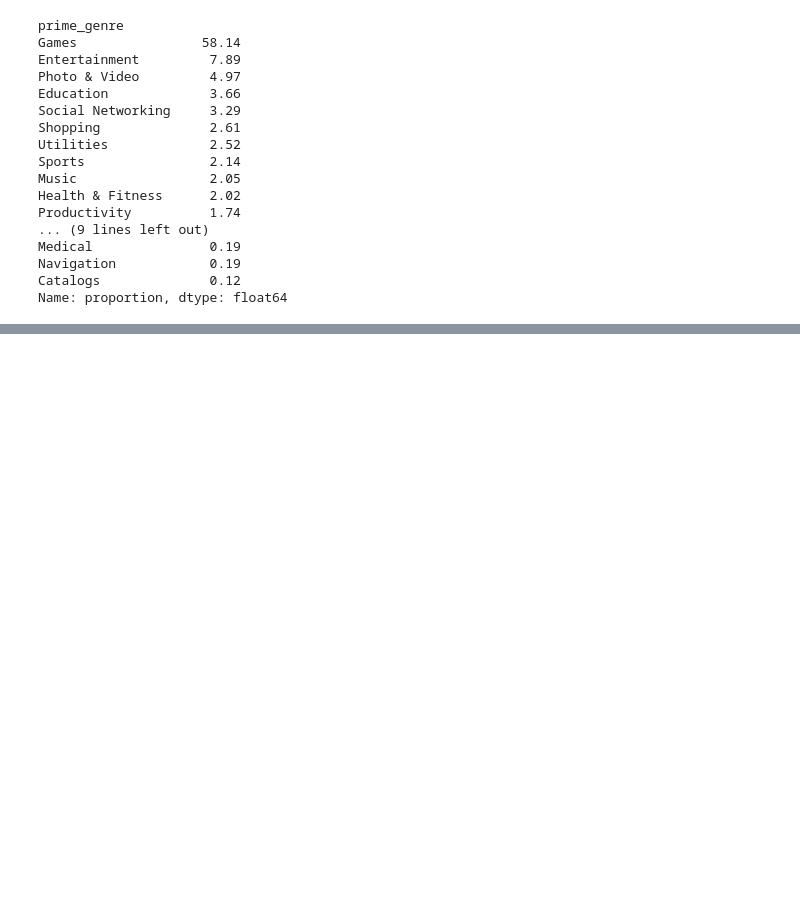
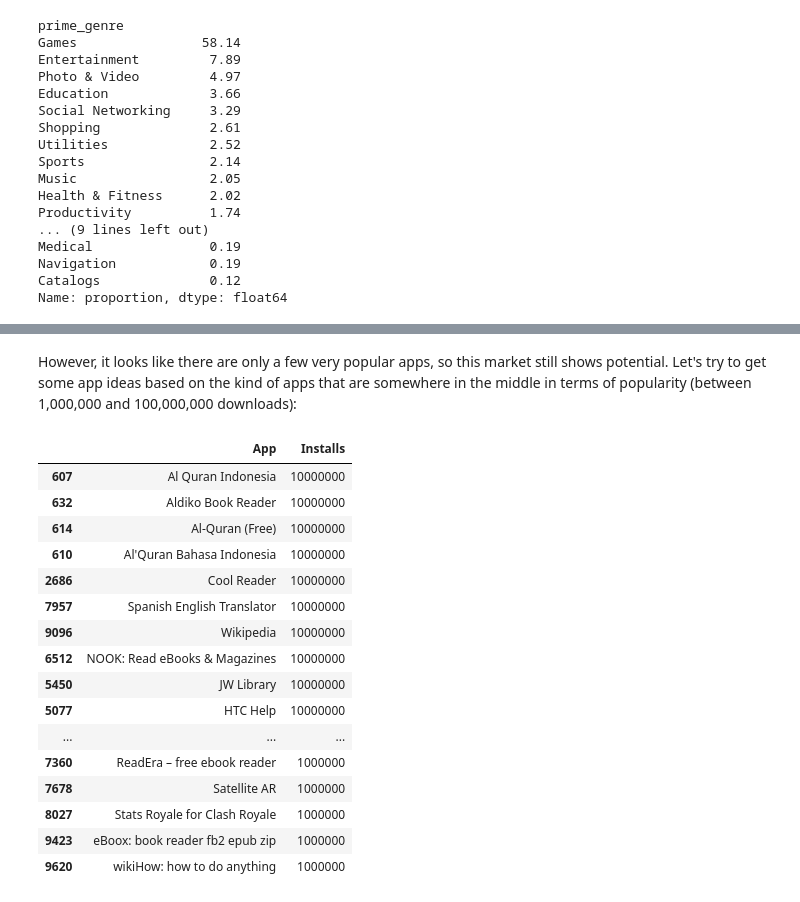
Before and after one commit to KostasTheOne/Mobile-Apps-Project, a Jupyter notebook: Profitable_Apps.ipynb, the cells around one changed output, grey strips where cells are left out. Saved outputs shown, nothing was run; the diff lists cells and outputs as text; code cells hidden in the pictures; blank space fills up the shorter version.

```diff
--- a/Profitable_Apps.ipynb
+++ b/Profitable_Apps.ipynb
@@ -527,0 +699,24 @@ Name: proportion, dtype: float64
+# %% [markdown]
+However, it looks like there are only a few very popular apps, so this market still shows potential. Let's try to get some app ideas based on the kind of apps that are somewhere in the middle in terms of popularity (between 1,000,000 and 100,000,000 downloads):
+# %%
+android_final.loc[(android_final["Category"] == "BOOKS_AND_REFERENCE") &
+                 (android_final["Installs"]<100000000) &
+                 (android_final["Installs"]>=1000000),["App", "Installs"]].sort_values(by="Installs", ascending=False)
+# %% [output]
+|  | App | Installs |
+| 607 | Al Quran Indonesia | 10000000 |
+| 632 | Aldiko Book Reader | 10000000 |
+| 614 | Al-Quran (Free) | 10000000 |
+| 610 | Al'Quran Bahasa Indonesia | 10000000 |
+| 2686 | Cool Reader | 10000000 |
+| 7957 | Spanish English Translator | 10000000 |
+| 9096 | Wikipedia | 10000000 |
+| 6512 | NOOK: Read eBooks & Magazines | 10000000 |
+| 5450 | JW Library | 10000000 |
+| 5077 | HTC Help | 10000000 |
+| ... | ... | ... |
+| 7360 | ReadEra – free ebook reader | 1000000 |
+| 7678 | Satellite AR | 1000000 |
+| 8027 | Stats Royale for Clash Royale | 1000000 |
+| 9423 | eBoox: book reader fb2 epub zip | 1000000 |
+| 9620 | wikiHow: how to do anything | 1000000 |
```
Also changed, not shown: parts of 22 cells of this notebook.
